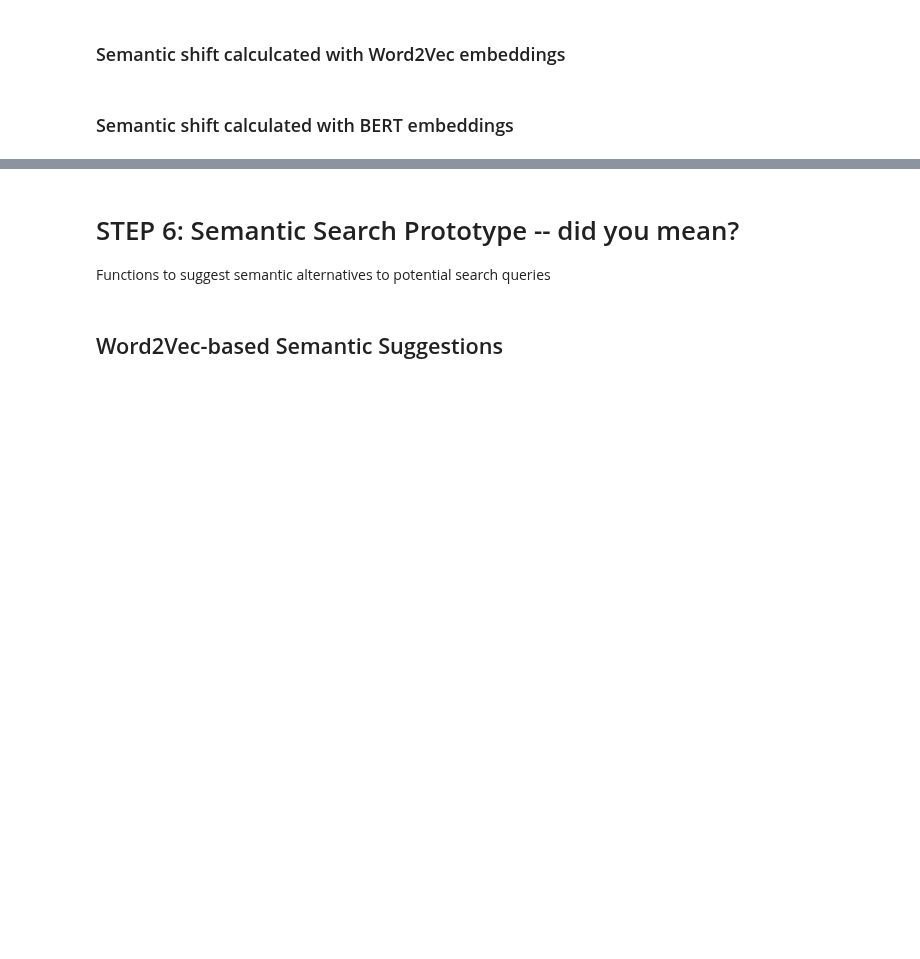
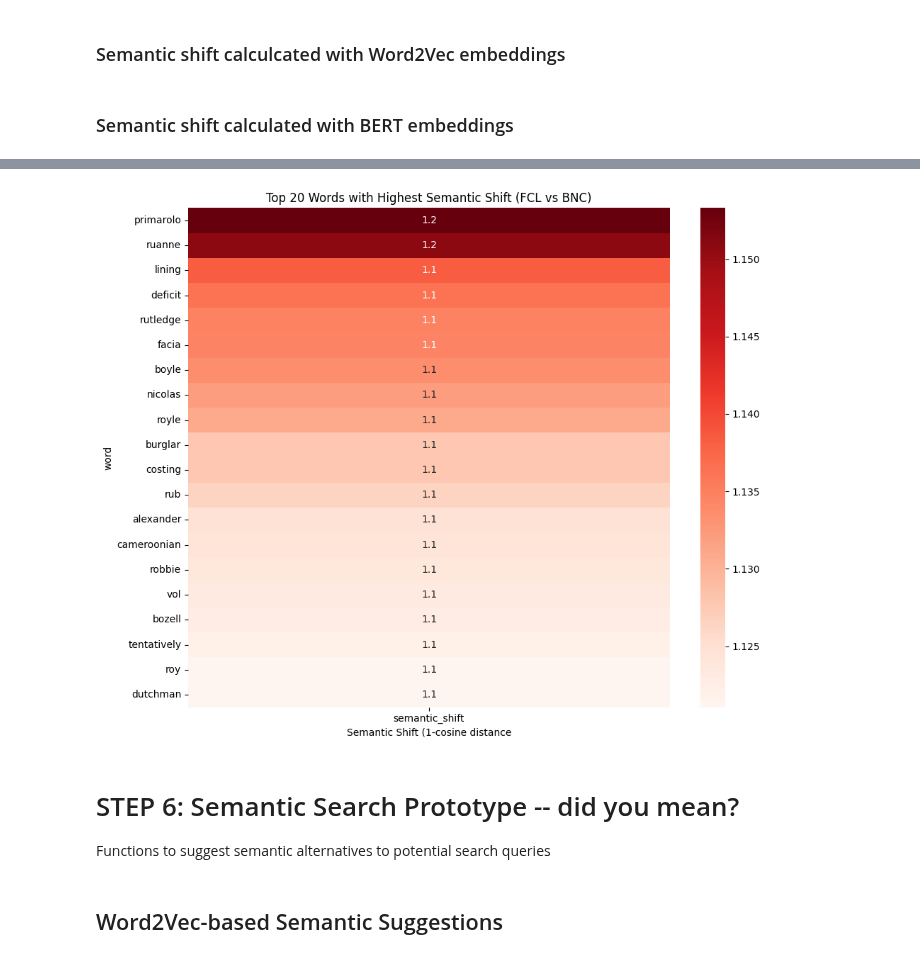
Before and after one commit to nationalarchives/ds-caselaw-semantic-shift, a Jupyter notebook: semantic_shift_v0.ipynb, the cells around one changed output, grey strips where cells are left out. Cells and saved outputs as stored; diff of their text form; code cells hidden in the pictures; blank space fills up the shorter version.

Commit message:
Update semantic_shift_v0.ipynb with latest local version

```diff
--- a/semantic_shift_v0.ipynb
+++ b/semantic_shift_v0.ipynb
@@ -549,0 +598,29 @@ with open('/Users/caitlinwilson/Scripts_Local/fcl_bert_finetuned_embeddings.pkl'
+# %%
+def create_word_embeddings_custom(model, tokenizer, vocabulary, device='cpu'):
+    model.to(device)
+    model.eval()
+
+    word_embeddings = {}
+    with torch.no_grad():
+        for word in tqdm(vocabulary, desc="Embedding words"):
+            inputs = tokenizer(word, return_tensors="pt").to(device)
+            outputs = model(**inputs)
+            embeddings = outputs.last_hidden_state.squeeze(0)
+            word_embedding = embeddings.mean(dim=0).cpu().numpy()
+            word_embeddings[word] = word_embedding
+    return word_embeddings
+# %%
+fcl_embeddings = create_word_embeddings_custom(model, tokenizer, fcl_vocabulary)
+
+with open('fcl_bert_ft_embeddings.pkl', 'wb') as f:
+    pickle.dump(fcl_embeddings, f)
+# %%
+#validation
+example_word = list(fcl_embeddings.keys())[0]
+embedding = fcl_embeddings[example_word]
+
+print(f"Shape: {embedding.shape}, Type: {type(embedding)}, Word: {example_word}")
+assert isinstance(embedding, np.ndarray)
+assert embedding.shape[0] in [768, 1024]
+
+assert len(fcl_embeddings) == len(fcl_vocabulary)
@@ -635,10 +775,10 @@ print(w2v_shift_table)
 # %% [markdown]
 ### Semantic shift calculated with BERT embeddings
 # %%
-with open("fcl_word_embeddings_finetuned.pkl", "rb") as f:
+with open("./embeddings/fcl_bert_ft_embeddings.pkl", "rb") as f:
     fcl_embeddings = pickle.load(f)
 
-with open("bnc_bert_embeddings.pkl", "rb") as f:
+with open("./embeddings/bnc_bert_embeddings.pkl", "rb") as f:
     bnc_embeddings = pickle.load(f)
 
 shared_vocab = list(set(fcl_embeddings.keys()) & set(bnc_embeddings.keys()))
@@ -664,13 +817,15 @@ shift_df.head(10)
 # %%
 # visualise as dataframe
 top_words = shift_df.head(20).set_index("word")
 
 plt.figure(figsize=(10, 8))
 sns.heatmap(top_words[["semantic_shift"]], cmap="Reds", annot=True)
 plt.title("Top 20 Words with Highest Semantic Shift (FCL vs BNC)")
-plt.xlabel("Semantic Shift")
+plt.xlabel("Semantic Shift (1-cosine distance)")
 plt.tight_layout()
 plt.show()
+# %% [output]
+[figure, added]
 # %% [markdown]
 # STEP 6: Semantic Search Prototype -- did you mean?
 Functions to suggest semantic alternatives to potential search queries
```
Also changed, not shown: parts of 32 cells of this notebook.
